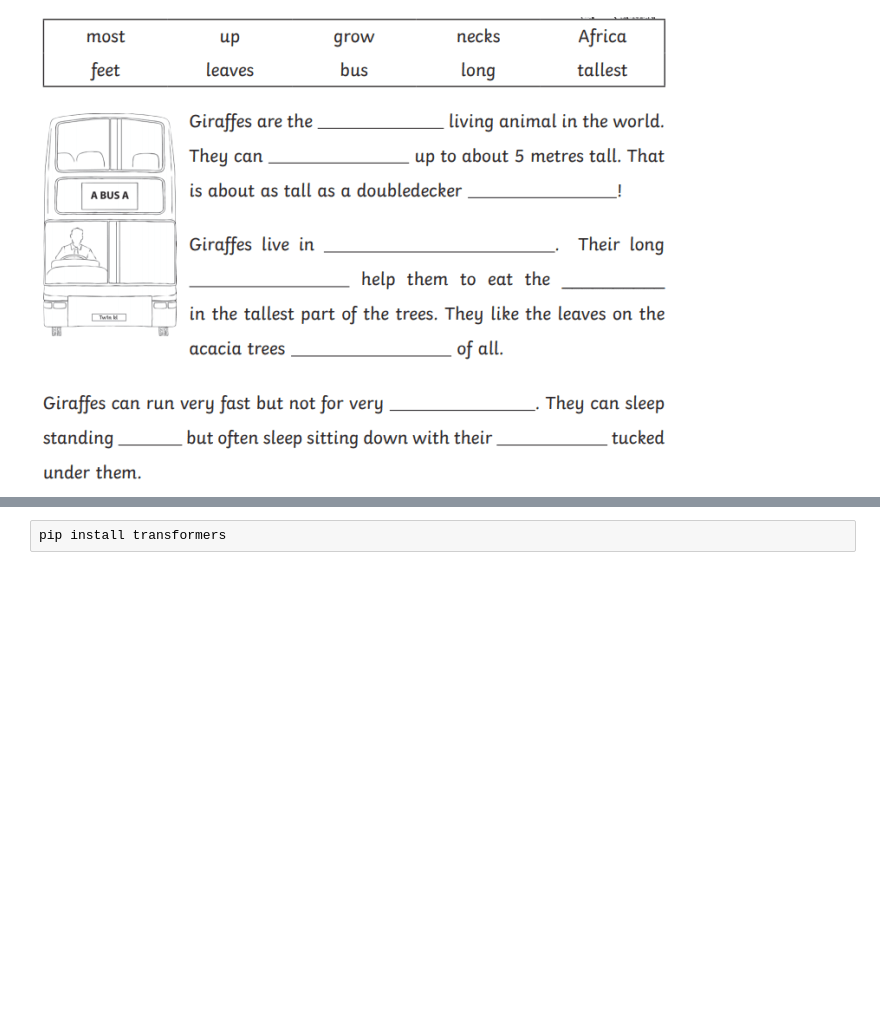
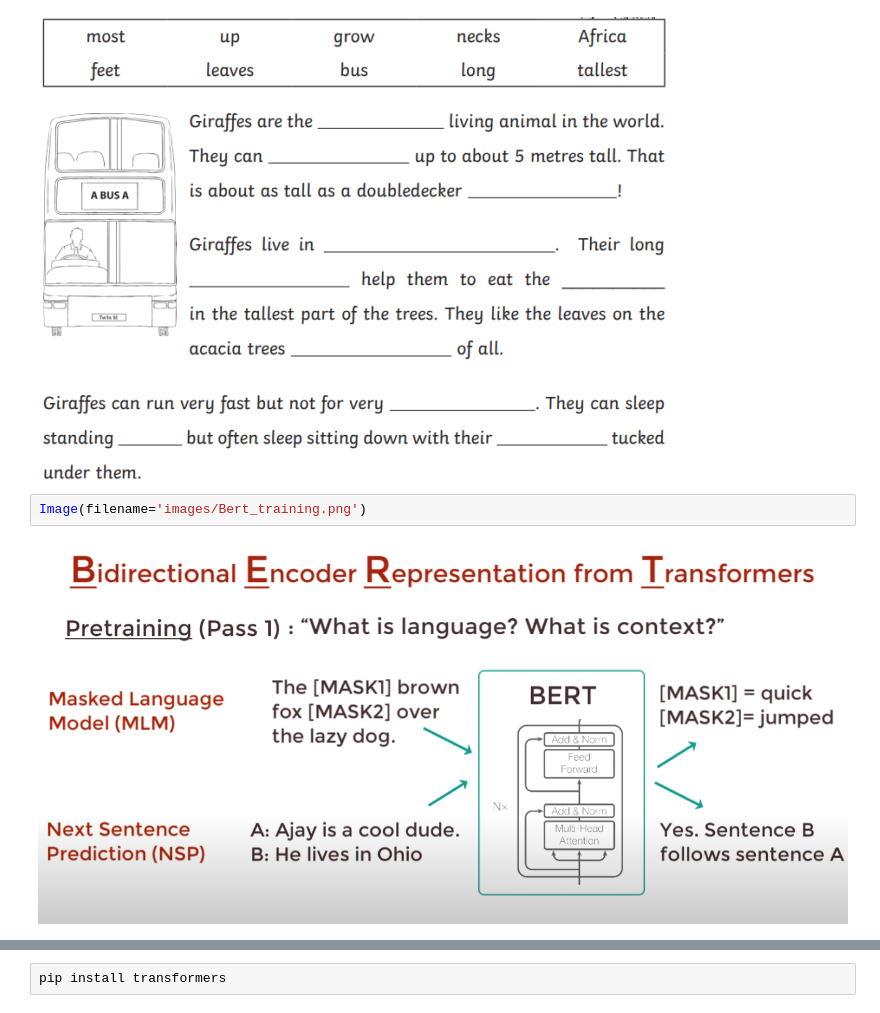
Before and after one commit to Brokolito/ima543_bertpresentation, a Jupyter notebook: BERT_presentation.ipynb, the cells around one changed output, grey strips where cells are left out. Drawn from its saved outputs; the diff is of its cells as text; blank space fills up the shorter version.

Commit message:
Se sube información asociado a BERT y elementos solicitados en la evaluación

```diff
--- a/BERT_presentation.ipynb
+++ b/BERT_presentation.ipynb
@@ -57,3 +57,7 @@ from IPython.display import Image
 Image(filename='images/cloze_task_example.png')
 # %% [output]
 [figure]
+# %%
+Image(filename='images/Bert_training.png')
+# %% [output]
+[figure, added]
```
Also changed, not shown: parts of 3 cells of this notebook, 1 other file.
